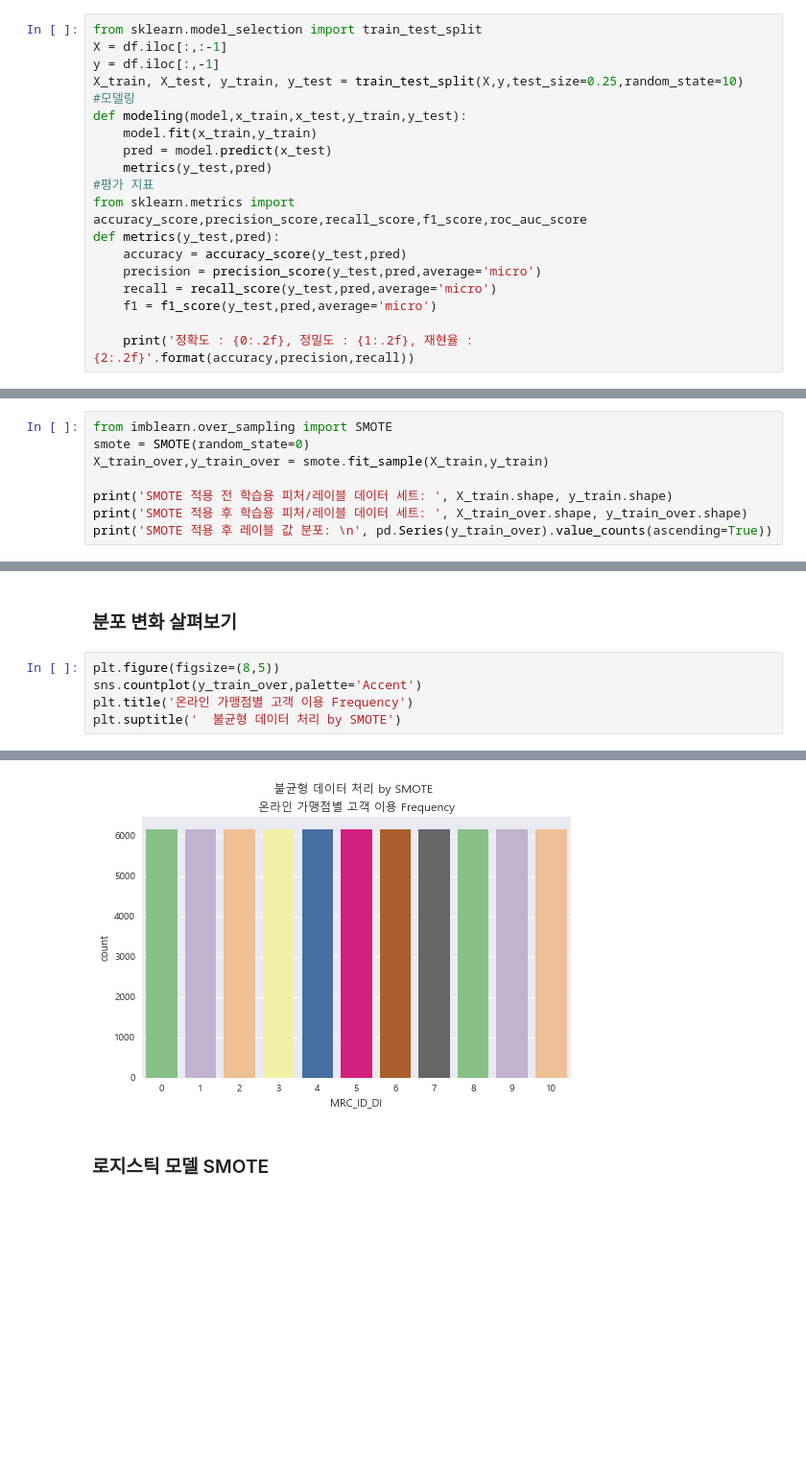
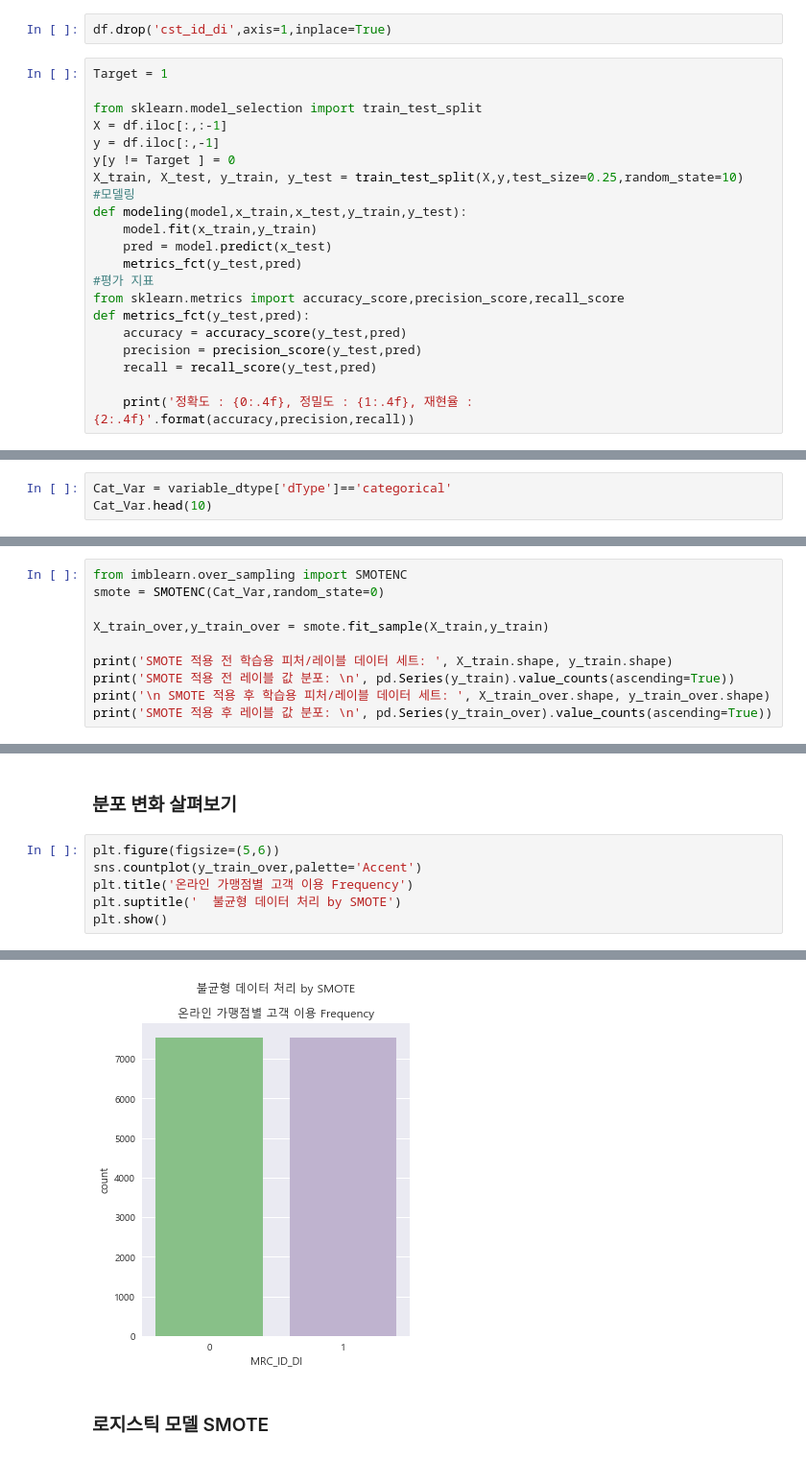
Before and after one commit to ilovemyminutes/SamsungCard2020, a Jupyter notebook: preprocess/SMOTE Oversampling.ipynb, the cells around one changed output, grey strips where cells are left out. Shown at 96% size. Drawn from its saved outputs; the diff is of its cells as text; blank space fills up the shorter version.

```diff
--- a/preprocess/SMOTE Oversampling.ipynb
+++ b/preprocess/SMOTE Oversampling.ipynb
@@ -82,21 +86,25 @@ Text(0.5, 0.98, '온라인 가맹점 이용 여부 Frequency')
 # %%
 df = samp_cst_feat.merge(samp_train,on='cst_id_di')
+# %%
+df.drop('cst_id_di',axis=1,inplace=True)
 # %%
+Target = 1
+
 from sklearn.model_selection import train_test_split
 X = df.iloc[:,:-1]
 y = df.iloc[:,-1]
+y[y != Target ] = 0
 X_train, X_test, y_train, y_test = train_test_split(X,y,test_size=0.25,random_state=10)
 #모델링
 def modeling(model,x_train,x_test,y_train,y_test):
     model.fit(x_train,y_train)
     pred = model.predict(x_test)
-    metrics(y_test,pred)
+    metrics_fct(y_test,pred)
 #평가 지표
-from sklearn.metrics import accuracy_score,precision_score,recall_score,f1_score,roc_auc_score
-def metrics(y_test,pred):
+from sklearn.metrics import accuracy_score,precision_score,recall_score
+def metrics_fct(y_test,pred):
     accuracy = accuracy_score(y_test,pred)
-    precision = precision_score(y_test,pred,average='micro')
-    recall = recall_score(y_test,pred,average='micro')
-    f1 = f1_score(y_test,pred,average='micro')
+    precision = precision_score(y_test,pred)
+    recall = recall_score(y_test,pred)
 
-    print('정확도 : {0:.2f}, 정밀도 : {1:.2f}, 재현율 : {2:.2f}'.format(accuracy,precision,recall))
+    print('정확도 : {0:.4f}, 정밀도 : {1:.4f}, 재현율 : {2:.4f}'.format(accuracy,precision,recall))
@@ -120,0 +158,3 @@ modeling(lgb,X_train,X_test,y_train,y_test)
+# %%
+Cat_Var = variable_dtype['dType']=='categorical'
+Cat_Var.head(10)
@@ -121,9 +173,11 @@ modeling(lgb,X_train,X_test,y_train,y_test)
 # %%
-from imblearn.over_sampling import SMOTE
-smote = SMOTE(random_state=0)
+from imblearn.over_sampling import SMOTENC
+smote = SMOTENC(Cat_Var,random_state=0)
+
 X_train_over,y_train_over = smote.fit_sample(X_train,y_train)
 
 print('SMOTE 적용 전 학습용 피처/레이블 데이터 세트: ', X_train.shape, y_train.shape)
-print('SMOTE 적용 후 학습용 피처/레이블 데이터 세트: ', X_train_over.shape, y_train_over.shape)
+print('SMOTE 적용 전 레이블 값 분포: \n', pd.Series(y_train).value_counts(ascending=True))
+print('\n SMOTE 적용 후 학습용 피처/레이블 데이터 세트: ', X_train_over.shape, y_train_over.shape)
 print('SMOTE 적용 후 레이블 값 분포: \n', pd.Series(y_train_over).value_counts(ascending=True))
 # %% [output]
@@ -145,8 +195,9 @@ Name: MRC_ID_DI, dtype: int64
 # %% [markdown]
 ### 분포 변화 살펴보기
 # %%
-plt.figure(figsize=(8,5))
+plt.figure(figsize=(5,6))
 sns.countplot(y_train_over,palette='Accent')
 plt.title('온라인 가맹점별 고객 이용 Frequency')
 plt.suptitle('  불균형 데이터 처리 by SMOTE')
+plt.show()
 # %% [output]
@@ -154,4 +204,4 @@ Text(0.5, 0.98, '  불균형 데이터 처리 by SMOTE')
-[figure, old version]
+[figure, new version]
 # %% [markdown]
 ### 로지스틱 모델 SMOTE
 # %%
```
Also changed, not shown: parts of 15 cells of this notebook, 2 other files.
